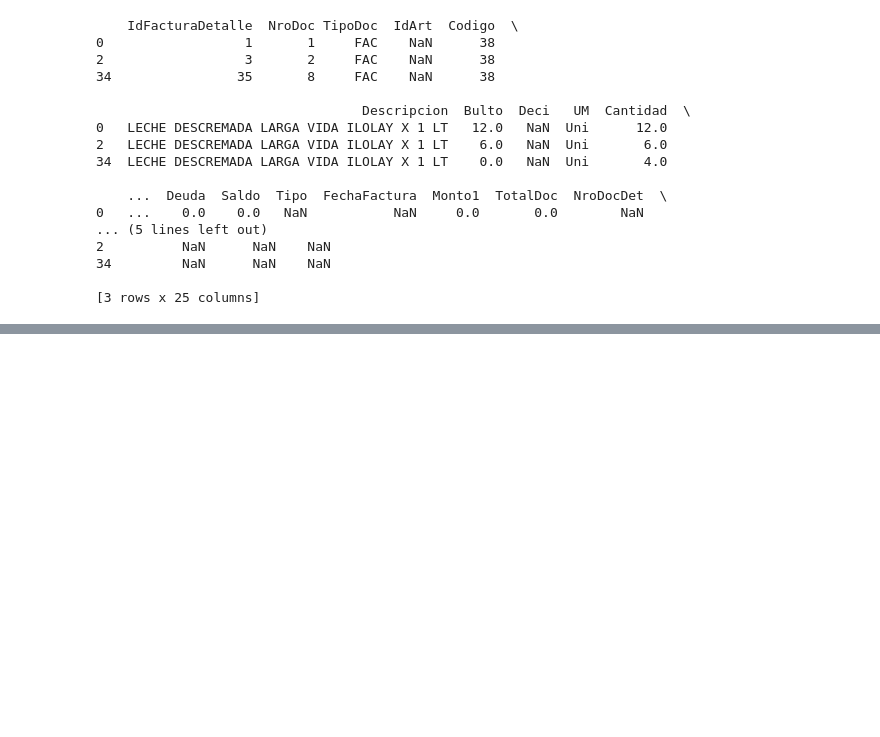
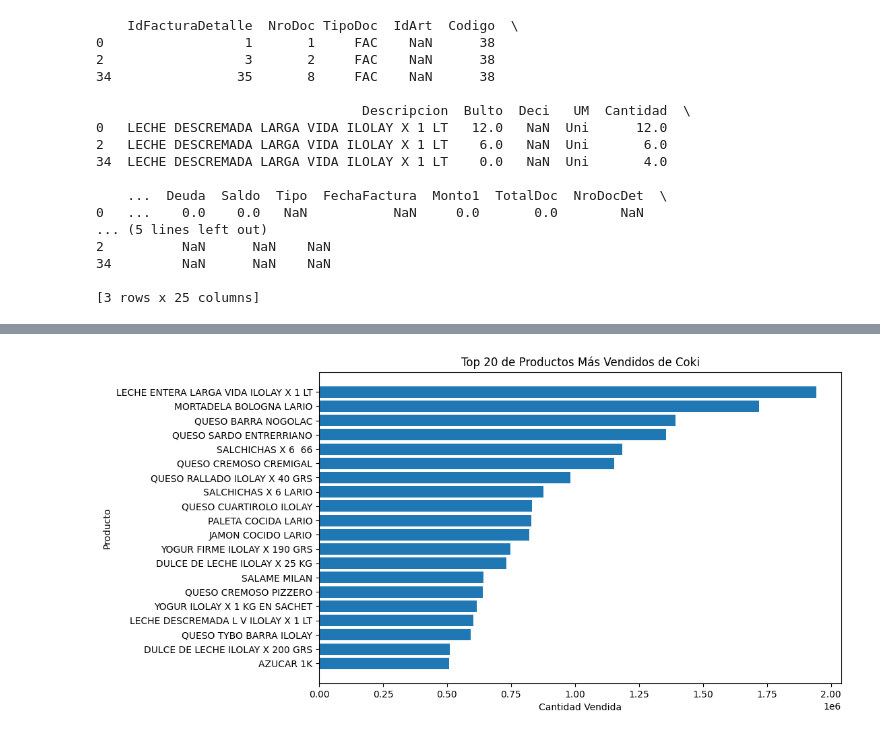
Before and after one commit to jesusandres31/data-engineering-coki, a Jupyter notebook: jupyter-notebook/notes.ipynb, the cells around one changed output, grey strips where cells are left out. Drawn from its saved outputs; the diff is of its cells as text; code cells hidden in the pictures; blank space fills up the shorter version.

```diff
--- a/jupyter-notebook/notes.ipynb
+++ b/jupyter-notebook/notes.ipynb
@@ -657,0 +671,28 @@ plt.show()
+# %%
+import pandas as pd
+import matplotlib.pyplot as plt
+
+# Supongamos que los datos ya están cargados en un DataFrame llamado 'df'
+
+# Agrupar por producto y sumar los importes vendidas
+ventas_por_producto = factura_detalle_df.groupby('Descripcion')['Importe'].sum().reset_index()
+
+# Ordenar por importe vendido en orden descendente
+productos_mas_vendidos = ventas_por_producto.sort_values(by='Importe', ascending=False)
+
+# print(ventas_por_producto)
+# print(productos_mas_vendidos)
+
+# Tomar los 10 productos más vendidos (por ejemplo)
+top_10_mas_vendidos = productos_mas_vendidos.head(20)
+
+# Crear el gráfico de barras horizontales
+plt.figure(figsize=(10, 6))
+plt.barh(top_10_mas_vendidos['Descripcion'], top_10_mas_vendidos['Importe'])
+plt.xlabel('Cantidad Vendida')
+plt.ylabel('Producto')
+plt.title('Top 20 de Productos Más Vendidos de Coki')
+plt.gca().invert_yaxis()  # Invertir el eje y para mostrar el producto más vendido en la parte superior
+plt.show()
+# %% [output]
+[figure, added]
```
Also changed, not shown: parts of 18 cells of this notebook, 6 other files.
